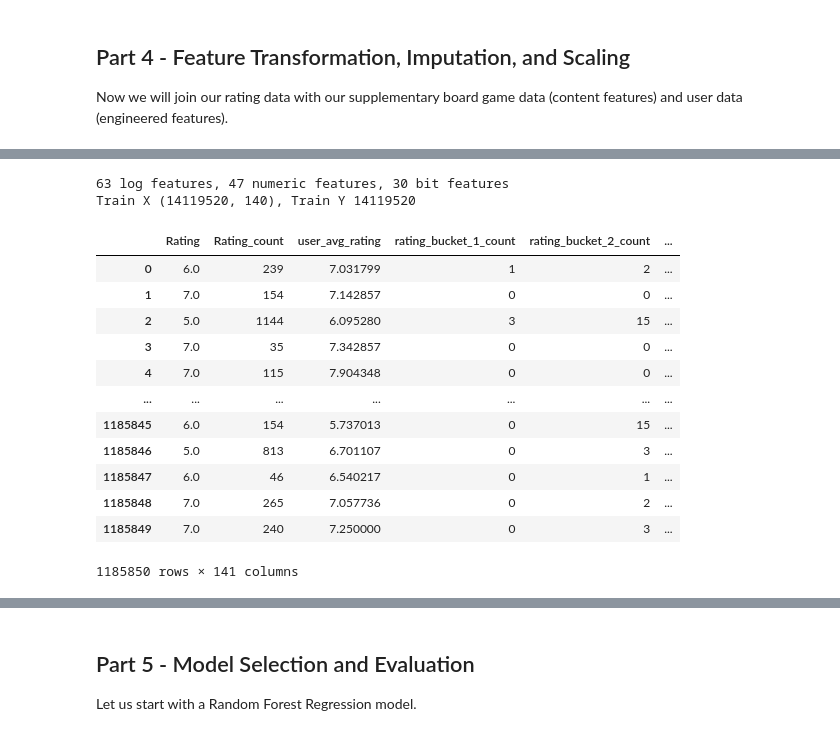
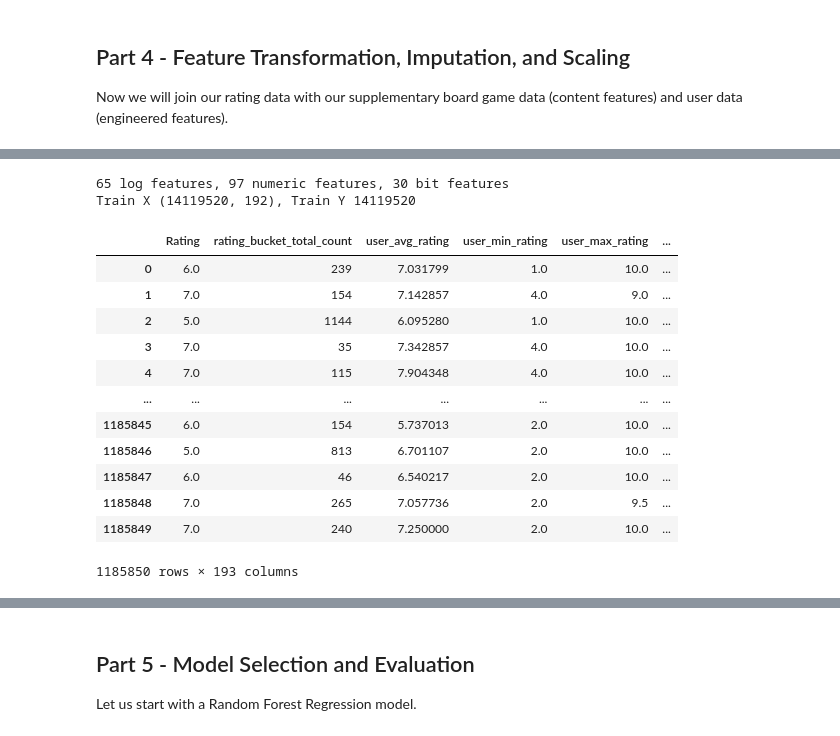
Before and after one commit to jmfb/csc6711-project5, a Jupyter notebook: Project5.ipynb, the cells around one changed output, grey strips where cells are left out. Saved outputs shown, nothing was run; the diff lists cells and outputs as text; code cells hidden in the pictures.

```diff
--- a/Project5.ipynb
+++ b/Project5.ipynb
@@ -457,9 +460,16 @@ cluster_counts_df
 # %%
 rating_bucket_columns = [f"rating_bucket_{rating}" for rating in range(1, 11)]
 def AggregateRatingBucketCounts(train_or_test_df):
-    return train_or_test_df\
+    df = train_or_test_df\
         .groupby('username_id')\
-        .agg(**{ f"{column}_count": (column, 'sum') for column in rating_bucket_columns })
+        .agg(
+            rating_bucket_total_count=('Rating', 'count'),
+            **{ f"{column}_count": (column, 'sum') for column in rating_bucket_columns }
+        )
+    for rating in range(1, 11):
+        df[f"rating_bucket_{rating}_ratio"] = \
+            df[f"rating_bucket_{rating}_count"] / df.rating_bucket_total_count
+    return df
 # %%
 user_rating_bucket_counts_df = AggregateRatingBucketCounts(train_df)
 display(user_rating_bucket_counts_df.describe().T)
@@ -497,12 +512,15 @@ test_rating_counts_df = seen_df.groupby('username_id')[['Rating']].count()
 # %%
 cluster_avg_columns = [f"cluster_{index}_avg_rating" for index in range(n_clusters)]
-avg_columns = ['user_avg_rating'] + cluster_avg_columns
 
 def GetUserClusterAvgRating(train_or_test_df):
-    # Get the by user average rating (over all rated games)
+    # Get the by user average/min/max rating (over all rated games)
     user_avg_rating_df = train_or_test_df\
         .groupby('username_id')\
-        .agg(user_avg_rating=('Rating', 'mean'))
+        .agg(
+            user_avg_rating=('Rating', 'mean'),
+            user_min_rating=('Rating', 'min'),
+            user_max_rating=('Rating', 'max')
+        )
     # Get the by user/cluster average rating
     cluster_avg_rating_df = train_or_test_df\
         .merge(games_df, on='BGGId')\
@@ -566,6 +584,9 @@ game_cluster_avg_rating_df = train_df\
         game_cluster_max_rating=('Rating', 'max'),
         **{ f"game_cluster_rating_bucket_{rating}_count": (f"rating_bucket_{rating}", 'sum') for rating in range(1, 11) }
     )
+for rating in range(1, 11):
+    game_cluster_avg_rating_df[f"game_cluster_rating_bucket_{rating}_ratio"] = \
+        game_cluster_avg_rating_df[f"game_cluster_rating_bucket_{rating}_count"] / game_cluster_avg_rating_df.game_cluster_rating_count
 display(game_cluster_avg_rating_df.describe().T)
 game_cluster_avg_rating_df
 # %% [output]
@@ -681,17 +705,18 @@ In summary:
 
 Now we will join our rating data with our supplementary board game data (content features) and user data (engineered features).
 # %%
-# NOTE: Cannot use the Rating_count for the test dataset because it would leak the
-# unseen count, but we can use it for the training just fine.
-
 # Gather the user columns
 user_rating_bucket_count_columns = [f"rating_bucket_{rating}_count" for rating in range(1, 11)]
+user_rating_bucket_ratio_columns = [f"rating_bucket_{rating}_ratio" for rating in range(1, 11)]
 user_cluster_count_columns = [f"{column}_count" for column in cluster_columns]
+user_cluster_ratio_columns = [f"{column}_ratio" for column in cluster_columns]
 user_cluster_avg_rating_columns = [f"{column}_avg_rating" for column in cluster_columns]
 user_columns = \
-    ['Rating_count', 'user_avg_rating'] + \
+    ['rating_bucket_total_count', 'user_avg_rating', 'user_min_rating', 'user_max_rating'] + \
     user_rating_bucket_count_columns + \
+    user_rating_bucket_ratio_columns + \
     user_cluster_count_columns + \
+    user_cluster_ratio_columns + \
     user_cluster_avg_rating_columns
 print(f"{len(user_columns):,} total user features")
 
@@ -704,9 +729,12 @@ game_columns = \
     game_rating_bucket_count_columns + \
     game_rating_bucket_ratio_columns
 game_cluster_rating_bucket_count_columns = [f"game_cluster_rating_bucket_{rating}_count" for rating in range(1, 11)]
+game_cluster_rating_bucket_ratio_columns = [f"game_cluster_rating_bucket_{rating}_ratio" for rating in range(1, 11)]
 game_cluster_columns = \
     ['game_cluster_rating_count', 'game_cluster_avg_rating', 'game_cluster_min_rating', 'game_cluster_max_rating'] + \
-    game_cluster_rating_bucket_count_columns
+    game_cluster_rating_bucket_count_columns + \
+    game_cluster_rating_bucket_ratio_columns
+print(f"{len(game_columns):,} game features and {len(game_cluster_columns):,} as game cluster features")
 all_game_columns = game_columns + game_cluster_columns
 print(f"{len(all_game_columns):,} total game features (including cluster features)")
 
@@ -752,8 +781,11 @@ std_numeric_columns = [
     'game_cluster_max_rating',
     'user_avg_rating'
 ] + \
-    [f"{column}_avg_rating" for column in cluster_columns] + \
-    [f"game_rating_bucket_{rating}_ratio" for rating in range(1, 11)]
+    user_cluster_avg_rating_columns + \
+    user_cluster_ratio_columns + \
+    user_rating_bucket_ratio_columns + \
+    game_rating_bucket_ratio_columns + \
+    game_cluster_rating_bucket_ratio_columns
 log_numeric_columns = list(set(train_columns) - set(bit_columns + std_numeric_columns))
 
 print(f"{len(log_numeric_columns)} log features, {len(std_numeric_columns)} numeric features, {len(bit_columns)} bit features")
@@ -772,33 +804,32 @@ trainY = full_train_df.Rating
 trainX = np.hstack((full_train_df[bit_columns], scaled_values))
 print(f"Train X {trainX.shape}, Train Y {trainY.shape[0]}")
 # %% [output]
-63 log features, 47 numeric features, 30 bit features
-Train X (14119520, 140), Train Y 14119520
+65 log features, 97 numeric features, 30 bit features
+Train X (14119520, 192), Train Y 14119520
 # %%
-full_test_df = unseen_df.drop(columns=['Rating_count'])\
-    .merge(test_rating_counts_df, on='username_id', suffixes=['', '_count'])\
+full_test_df = unseen_df\
     .merge(test_cluster_counts_df, on='username_id')\
     .merge(test_avg_rating_df, on='username_id')\
     .merge(test_user_rating_bucket_counts_df, on='username_id')\
     .merge(cgames_df, on='BGGId')\
     .merge(game_avg_rating_df, on='BGGId')\
     .merge(game_cluster_avg_rating_df, on='cluster')\
     [['Rating'] + train_columns]
 full_test_df
 # %% [output]
-|  | Rating | Rating_count | user_avg_rating | rating_bucket_1_count | rating_bucket_2_count | ... |
-| 0 | 6.0 | 239 | 7.031799 | 1 | 2 | ... |
-| 1 | 7.0 | 154 | 7.142857 | 0 | 0 | ... |
-| 2 | 5.0 | 1144 | 6.095280 | 3 | 15 | ... |
-| 3 | 7.0 | 35 | 7.342857 | 0 | 0 | ... |
-| 4 | 7.0 | 115 | 7.904348 | 0 | 0 | ... |
+|  | Rating | rating_bucket_total_count | user_avg_rating | user_min_rating | user_max_rating | ... |
+| 0 | 6.0 | 239 | 7.031799 | 1.0 | 10.0 | ... |
+| 1 | 7.0 | 154 | 7.142857 | 4.0 | 9.0 | ... |
+| 2 | 5.0 | 1144 | 6.095280 | 1.0 | 10.0 | ... |
+| 3 | 7.0 | 35 | 7.342857 | 4.0 | 10.0 | ... |
+| 4 | 7.0 | 115 | 7.904348 | 4.0 | 10.0 | ... |
 | ... | ... | ... | ... | ... | ... | ... |
-| 1185845 | 6.0 | 154 | 5.737013 | 0 | 15 | ... |
-| 1185846 | 5.0 | 813 | 6.701107 | 0 | 3 | ... |
-| 1185847 | 6.0 | 46 | 6.540217 | 0 | 1 | ... |
-| 1185848 | 7.0 | 265 | 7.057736 | 0 | 2 | ... |
-| 1185849 | 7.0 | 240 | 7.250000 | 0 | 3 | ... |
+| 1185845 | 6.0 | 154 | 5.737013 | 2.0 | 10.0 | ... |
+| 1185846 | 5.0 | 813 | 6.701107 | 2.0 | 10.0 | ... |
+| 1185847 | 6.0 | 46 | 6.540217 | 2.0 | 10.0 | ... |
+| 1185848 | 7.0 | 265 | 7.057736 | 2.0 | 9.5 | ... |
+| 1185849 | 7.0 | 240 | 7.250000 | 2.0 | 10.0 | ... |
-1185850 rows × 141 columns
+1185850 rows × 193 columns
 # %%
 test_scaled_values = colx.transform(full_test_df[std_numeric_columns + log_numeric_columns])
 testY = full_test_df.Rating
```
Also changed, not shown: parts of 14 cells of this notebook.
